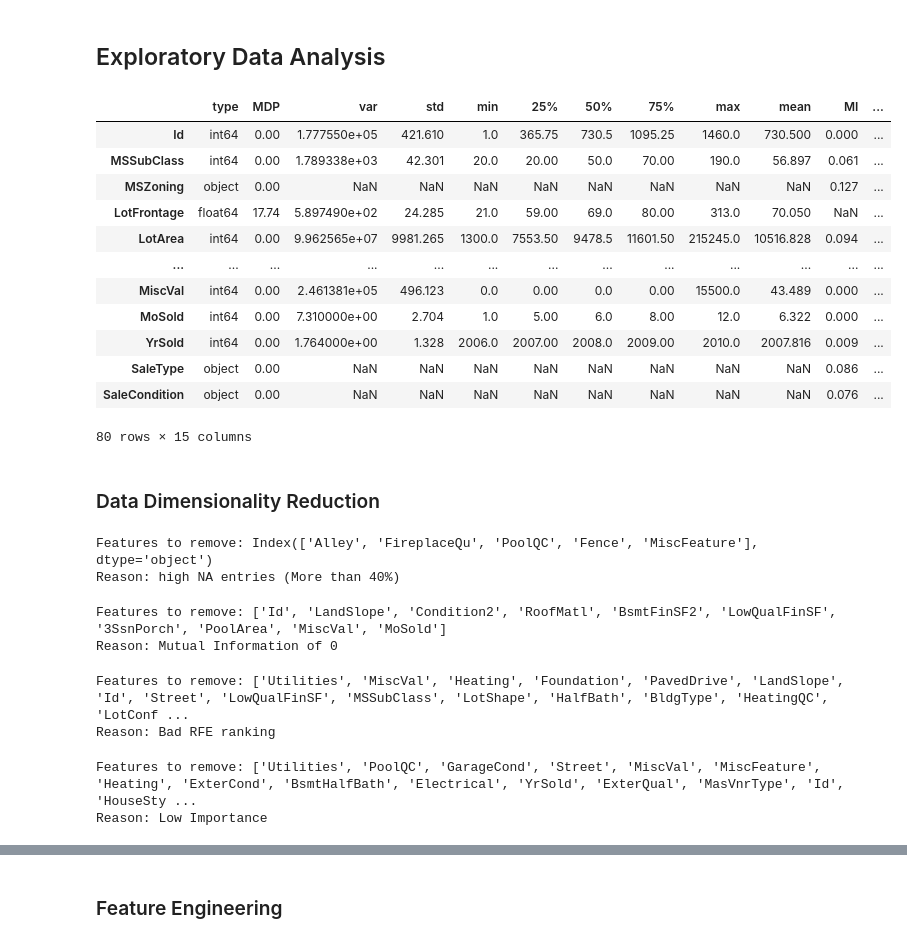
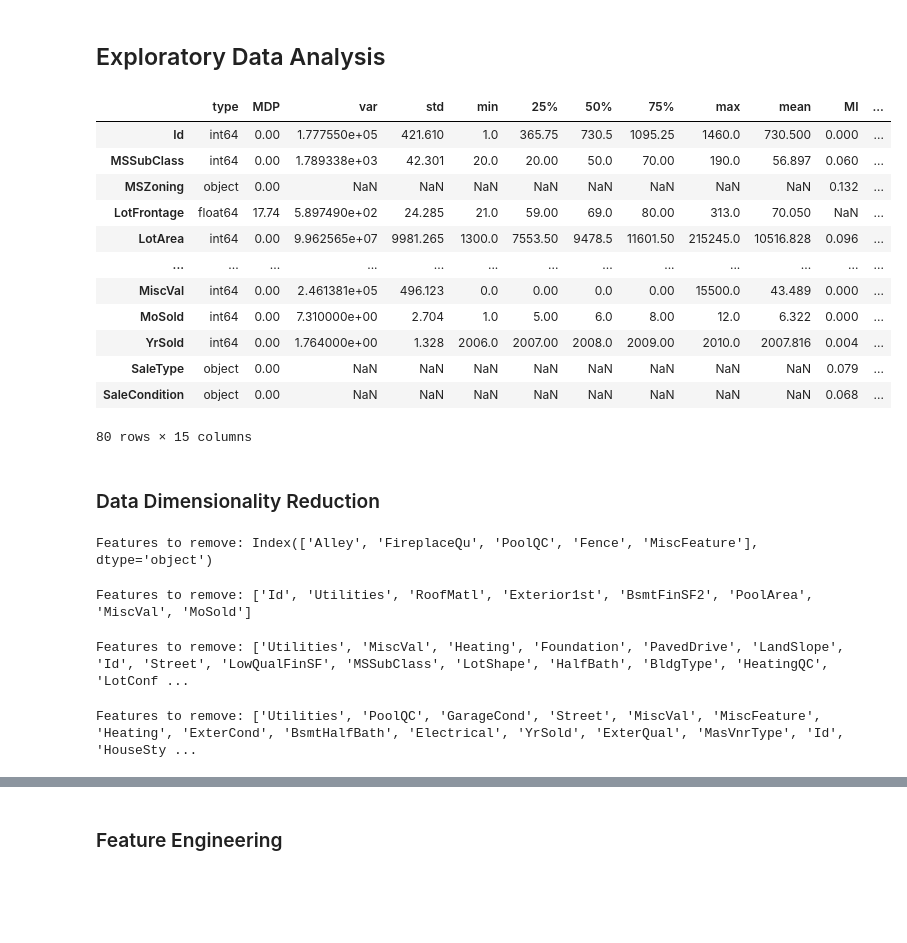
Before and after one commit to keivanipchihagh/House-Prices-Advanced-Regression-Techniques, a Jupyter notebook: house-prices-advanced-regression-techniques.ipynb, the cells around one changed output, grey strips where cells are left out. Saved outputs shown, nothing was run; the diff lists cells and outputs as text; code cells hidden in the pictures; blank space fills up the shorter version.

```diff
--- a/house-prices-advanced-regression-techniques.ipynb
+++ b/house-prices-advanced-regression-techniques.ipynb
@@ -38,21 +37,21 @@ train_df.head()
 ## Exploratory Data Analysis
 # %%
 # Get a describtion of the data
-desc_df = eda.describe(train_X, train_y, type = 'Regression')
+desc_df = eda.describe(train_df.loc[:, train_df.columns != 'SalePrice'],  train_df['SalePrice'], type = 'Regression')
 desc_df
 # %% [output]
 |  | type | MDP | var | std | min | 25% | 50% | 75% | max | mean | MI | ... |
 | Id | int64 | 0.00 | 1.777550e+05 | 421.610 | 1.0 | 365.75 | 730.5 | 1095.25 | 1460.0 | 730.500 | 0.000 | ... |
-| MSSubClass | int64 | 0.00 | 1.789338e+03 | 42.301 | 20.0 | 20.00 | 50.0 | 70.00 | 190.0 | 56.897 | 0.061 | ... |
-| MSZoning | object | 0.00 | NaN | NaN | NaN | NaN | NaN | NaN | NaN | NaN | 0.127 | ... |
+| MSSubClass | int64 | 0.00 | 1.789338e+03 | 42.301 | 20.0 | 20.00 | 50.0 | 70.00 | 190.0 | 56.897 | 0.060 | ... |
+| MSZoning | object | 0.00 | NaN | NaN | NaN | NaN | NaN | NaN | NaN | NaN | 0.132 | ... |
 | LotFrontage | float64 | 17.74 | 5.897490e+02 | 24.285 | 21.0 | 59.00 | 69.0 | 80.00 | 313.0 | 70.050 | NaN | ... |
-| LotArea | int64 | 0.00 | 9.962565e+07 | 9981.265 | 1300.0 | 7553.50 | 9478.5 | 11601.50 | 215245.0 | 10516.828 | 0.094 | ... |
+| LotArea | int64 | 0.00 | 9.962565e+07 | 9981.265 | 1300.0 | 7553.50 | 9478.5 | 11601.50 | 215245.0 | 10516.828 | 0.096 | ... |
 | ... | ... | ... | ... | ... | ... | ... | ... | ... | ... | ... | ... | ... |
 | MiscVal | int64 | 0.00 | 2.461381e+05 | 496.123 | 0.0 | 0.00 | 0.0 | 0.00 | 15500.0 | 43.489 | 0.000 | ... |
 | MoSold | int64 | 0.00 | 7.310000e+00 | 2.704 | 1.0 | 5.00 | 6.0 | 8.00 | 12.0 | 6.322 | 0.000 | ... |
-| YrSold | int64 | 0.00 | 1.764000e+00 | 1.328 | 2006.0 | 2007.00 | 2008.0 | 2009.00 | 2010.0 | 2007.816 | 0.009 | ... |
-| SaleType | object | 0.00 | NaN | NaN | NaN | NaN | NaN | NaN | NaN | NaN | 0.086 | ... |
-| SaleCondition | object | 0.00 | NaN | NaN | NaN | NaN | NaN | NaN | NaN | NaN | 0.076 | ... |
+| YrSold | int64 | 0.00 | 1.764000e+00 | 1.328 | 2006.0 | 2007.00 | 2008.0 | 2009.00 | 2010.0 | 2007.816 | 0.004 | ... |
+| SaleType | object | 0.00 | NaN | NaN | NaN | NaN | NaN | NaN | NaN | NaN | 0.079 | ... |
+| SaleCondition | object | 0.00 | NaN | NaN | NaN | NaN | NaN | NaN | NaN | NaN | 0.068 | ... |
 80 rows × 15 columns
 # %% [markdown]
 ### Data Dimensionality Reduction
@@ -64,40 +63,32 @@ features = desc_df.loc[desc_df['MDP'] > 40].index
 features_to_remove.update(features)
 
 print('Features to remove:', features)
-print('Reason: high NA entries (More than 40%)')
 # %% [output]
 Features to remove: Index(['Alley', 'FireplaceQu', 'PoolQC', 'Fence', 'MiscFeature'], dtype='object')
-Reason: high NA entries (More than 40%)
 # %%
 # Select features with 0 mutual information
 features = desc_df.loc[desc_df['MI'] == 0].index
 features_to_remove.update(features)
 
 print('Features to remove:', list(features))
-print('Reason: Mutual Information of 0')
 # %% [output]
-Features to remove: ['Id', 'LandSlope', 'Condition2', 'RoofMatl', 'BsmtFinSF2', 'LowQualFinSF', '3SsnPorch', 'PoolArea', 'MiscVal', 'MoSold']
-Reason: Mutual Information of 0
+Features to remove: ['Id', 'Utilities', 'RoofMatl', 'Exterior1st', 'BsmtFinSF2', 'PoolArea', 'MiscVal', 'MoSold']
 # %%
 # Select features ranking last 15 for RFE ranking
 features = desc_df.sort_values(by = 'RFE', ascending = False).iloc[:15].index
 features_to_remove.update(features)
 
 print('Features to remove:', list(features))
-print('Reason: Bad RFE ranking')
 # %% [output]
 Features to remove: ['Utilities', 'MiscVal', 'Heating', 'Foundation', 'PavedDrive', 'LandSlope', 'Id', 'Street', 'LowQualFinSF', 'MSSubClass', 'LotShape', 'HalfBath', 'BldgType', 'HeatingQC', 'LotConf ...
-Reason: Bad RFE ranking
 # %%
 # Select 15 features with lowest importance
 features = desc_df.sort_values(by = 'Importance', ascending = True).iloc[:15].index
 features_to_remove.update(features)
 
 print('Features to remove:', list(features))
-print('Reason: Low Importance')
 # %% [output]
 Features to remove: ['Utilities', 'PoolQC', 'GarageCond', 'Street', 'MiscVal', 'MiscFeature', 'Heating', 'ExterCond', 'BsmtHalfBath', 'Electrical', 'YrSold', 'ExterQual', 'MasVnrType', 'Id', 'HouseSty ...
-Reason: Low Importance
 # %%
 # Drop gathered features
 print('Overall features to remove:', list(features_to_remove))
```
Also changed, not shown: parts of 14 cells of this notebook, 1 other file.
